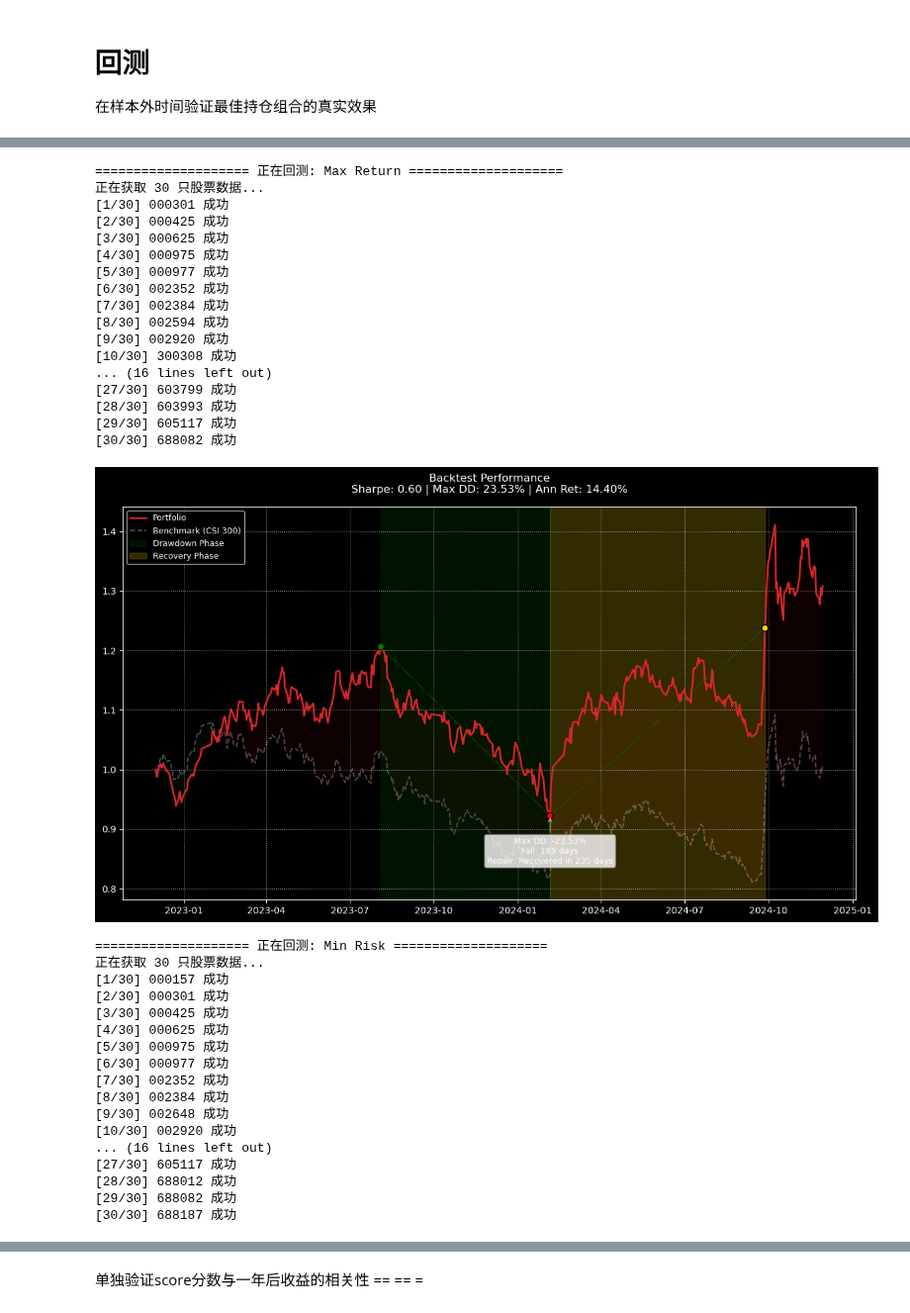
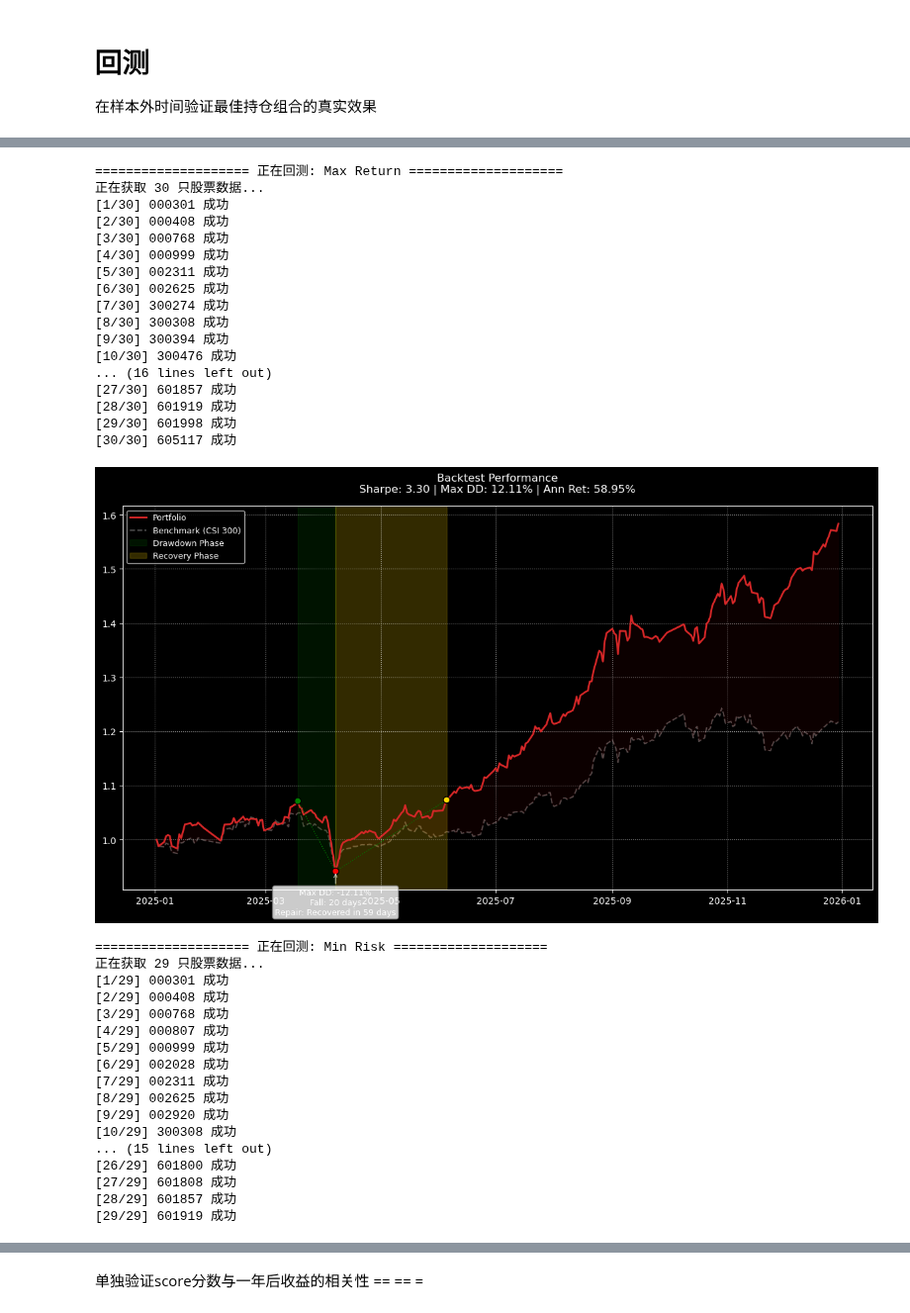
Before and after one commit to supreme-art/Multi-Objetc-Optimize, a Jupyter notebook: MO-NSGA-1.ipynb, the cells around one changed output, grey strips where cells are left out. Shown at 99% size. Saved outputs shown, nothing was run; the diff lists cells and outputs as text; code cells hidden in the pictures.

```diff
--- a/MO-NSGA-1.ipynb
+++ b/MO-NSGA-1.ipynb
@@ -968,11 +968,11 @@ if __name__ == "__main__":
         }])
 
         # 导出文件
-        df_quality.to_csv("nsga3_front_quality_metrics.csv", index=False, encoding="utf-8-sig")
+        df_quality.to_csv("data/nsga3_front_quality_metrics.csv", index=False, encoding="utf-8-sig")
         print("已导出：nsga3_front_quality_metrics.csv (基于最终代结果)")
 
         # 【新增】导出每代 HV/SP
-        df_hv_sp.to_csv("nsga3_hv_sp_history.csv", index=False, encoding="utf-8-sig")
+        df_hv_sp.to_csv("data/nsga3_hv_sp_history.csv", index=False, encoding="utf-8-sig")
         print("已导出：nsga3_hv_sp_history.csv")
 
         # 【新增】画 HV / SP 曲线
@@ -1079,7 +1079,7 @@ if __name__ == "__main__":
                 print(f"   ... (共 {len(df_holdings)} 只，完整列表已导出)")
 
             # 导出 CSV
-            filename = f"nsga3_holdings_{file_suffix}.csv"
+            filename = f"data/nsga3_holdings_{file_suffix}.csv"
             df_holdings.to_csv(filename, index=False, encoding="utf-8-sig")
             print(f"   [已导出]: {filename}")
 
@@ -1292,8 +1292,8 @@ for i, stock_list in enumerate(optimal_stock_codes):
     # 这个时间段在您的优化周期 (2024-12-02 开始) 之前，是真实有效的样本外测试
     metrics = engine.run(
         stock_codes=stocks_to_backtest,
-        start_date="2022-12-01",
-        end_date="2024-11-30",
+        start_date="2025-01-01",
+        end_date="2025-12-30",
     )
 
     # 5. 存储结果，并添加策略名称
@@ -1331,35 +1326,35 @@ else:
 ==================== 正在回测: Max Return ====================
 正在获取 30 只股票数据...
 [1/30] 000301 成功
-[2/30] 000425 成功
-[3/30] 000625 成功
-[4/30] 000975 成功
-[5/30] 000977 成功
-[6/30] 002352 成功
-[7/30] 002384 成功
-[8/30] 002594 成功
-[9/30] 002920 成功
-[10/30] 300308 成功
+[2/30] 000408 成功
+[3/30] 000768 成功
+[4/30] 000999 成功
+[5/30] 002311 成功
+[6/30] 002625 成功
+[7/30] 300274 成功
+[8/30] 300308 成功
+[9/30] 300394 成功
+[10/30] 300476 成功
 ... (16 lines left out)
-[27/30] 603799 成功
-[28/30] 603993 成功
-[29/30] 605117 成功
-[30/30] 688082 成功
+[27/30] 601857 成功
+[28/30] 601919 成功
+[29/30] 601998 成功
+[30/30] 605117 成功
-[figure, old version]
+[figure, new version]
 ==================== 正在回测: Min Risk ====================
-正在获取 30 只股票数据...
-[1/30] 000157 成功
-[2/30] 000301 成功
-[3/30] 000425 成功
-[4/30] 000625 成功
-[5/30] 000975 成功
-[6/30] 000977 成功
-[7/30] 002352 成功
-[8/30] 002384 成功
-[9/30] 002648 成功
-[10/30] 002920 成功
-... (16 lines left out)
-[27/30] 605117 成功
-[28/30] 688012 成功
-[29/30] 688082 成功
-[30/30] 688187 成功
+正在获取 29 只股票数据...
+[1/29] 000301 成功
+[2/29] 000408 成功
+[3/29] 000768 成功
+[4/29] 000807 成功
+[5/29] 000999 成功
+[6/29] 002028 成功
+[7/29] 002311 成功
+[8/29] 002625 成功
+[9/29] 002920 成功
+[10/29] 300308 成功
+... (15 lines left out)
+[26/29] 601800 成功
+[27/29] 601808 成功
+[28/29] 601857 成功
+[29/29] 601919 成功
```
Also changed, not shown: parts of 4 cells of this notebook, 15 other files.
